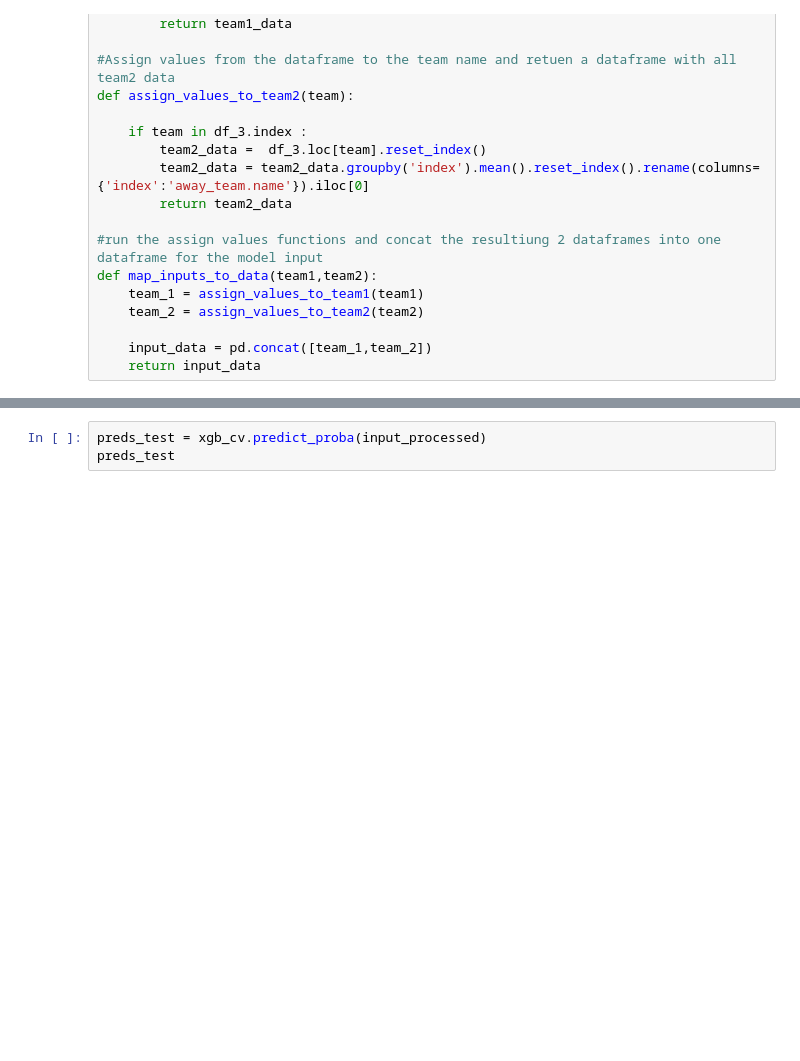
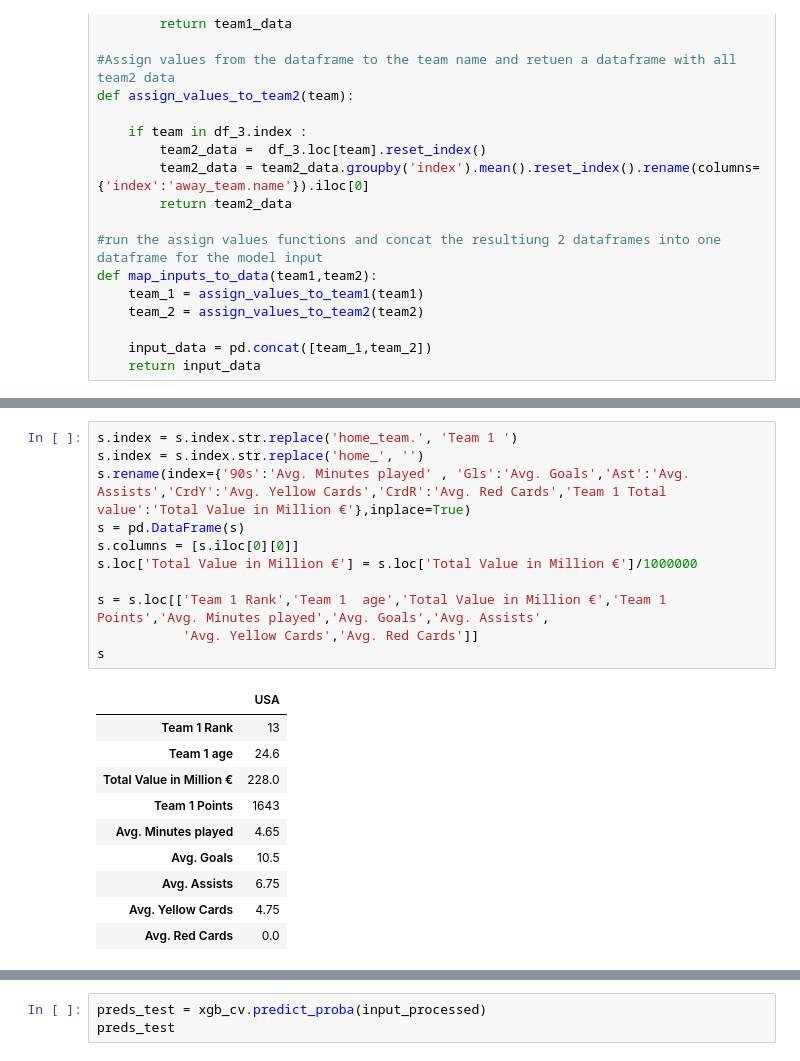
Before and after one commit to SoccerPred/stunning-octo-train, a Jupyter notebook: Model 2/Model2_building.ipynb, the cells around one changed output, grey strips where cells are left out. Saved outputs shown, nothing was run; the diff lists cells and outputs as text; blank space fills up the shorter version.

```diff
--- a/Model 2/Model2_building.ipynb
+++ b/Model 2/Model2_building.ipynb
@@ -483,0 +572,22 @@ def map_inputs_to_data(team1,team2):
+# %%
+s.index = s.index.str.replace('home_team.', 'Team 1 ')
+s.index = s.index.str.replace('home_', '')
+s.rename(index={'90s':'Avg. Minutes played' , 'Gls':'Avg. Goals','Ast':'Avg. Assists','CrdY':'Avg. Yellow Cards','CrdR':'Avg. Red Cards','Team 1 Total value':'Total Value in Million €'},inplace=True)
+s = pd.DataFrame(s)
+s.columns = [s.iloc[0][0]]
+s.loc['Total Value in Million €'] = s.loc['Total Value in Million €']/1000000
+
+s = s.loc[['Team 1 Rank','Team 1  age','Total Value in Million €','Team 1 Points','Avg. Minutes played','Avg. Goals','Avg. Assists',
+           'Avg. Yellow Cards','Avg. Red Cards']]
+s
+# %% [output]
+|  | USA |
+| Team 1 Rank | 13 |
+| Team 1 age | 24.6 |
+| Total Value in Million € | 228.0 |
+| Team 1 Points | 1643 |
+| Avg. Minutes played | 4.65 |
+| Avg. Goals | 10.5 |
+| Avg. Assists | 6.75 |
+| Avg. Yellow Cards | 4.75 |
+| Avg. Red Cards | 0.0 |
```
Also changed, not shown: parts of 41 cells of this notebook, 2 other files.
